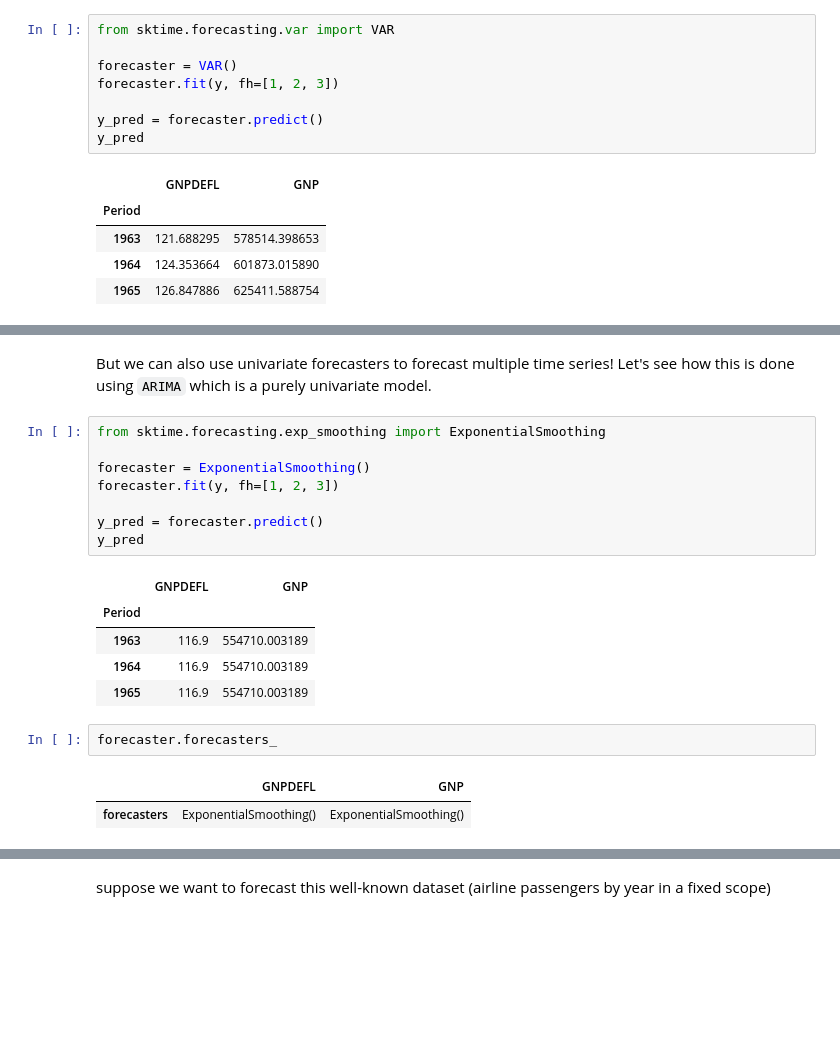
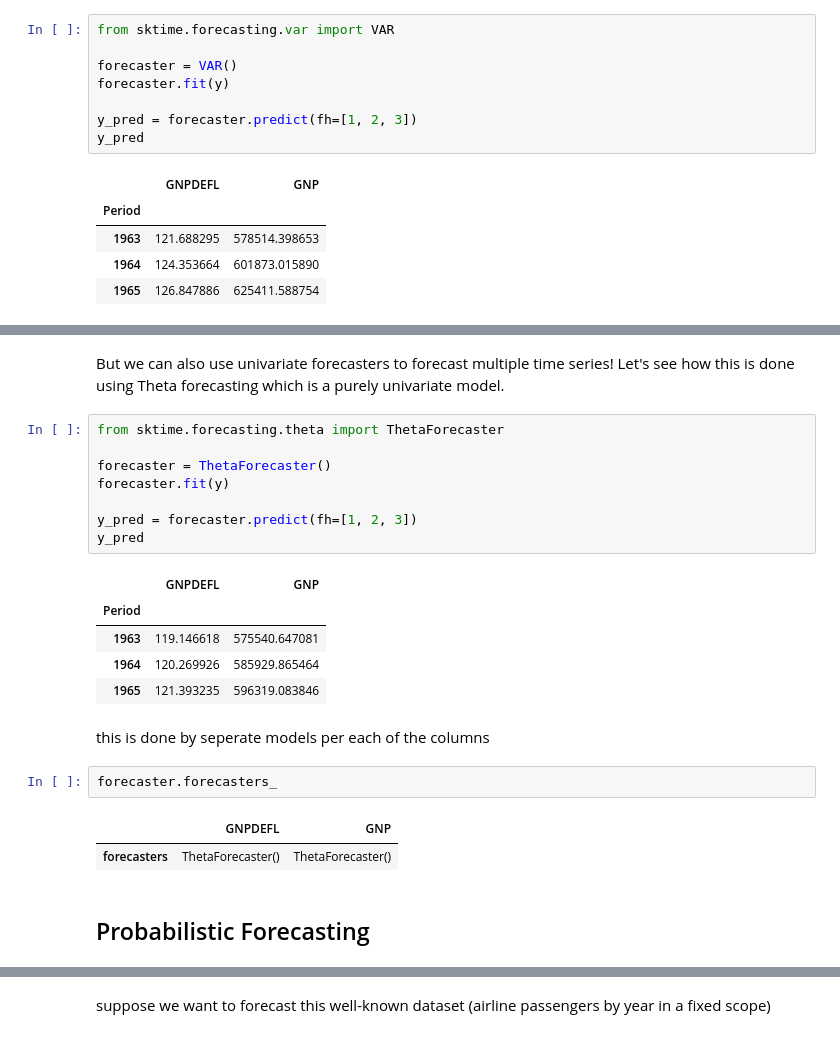
Before and after one commit to sktime/sktime-tutorial-pydata-global-2023, a Jupyter notebook: notebooks/02_forecasting.ipynb, the cells around one changed output, grey strips where cells are left out. Drawn from its saved outputs; the diff is of its cells as text; blank space fills up the shorter version.

```diff
--- a/notebooks/02_forecasting.ipynb
+++ b/notebooks/02_forecasting.ipynb
@@ -143,9 +234,9 @@ In `sktime` some forecasters such as `VAR()` are purely mutlivariate. Let's use
 from sktime.forecasting.var import VAR
 
 forecaster = VAR()
-forecaster.fit(y, fh=[1, 2, 3])
+forecaster.fit(y)
 
-y_pred = forecaster.predict()
+y_pred = forecaster.predict(fh=[1, 2, 3])
 y_pred
 # %% [output]
 |  | GNPDEFL | GNP |
@@ -156,21 +263,25 @@ y_pred
 # %% [markdown]
-But we can also use univariate forecasters to forecast multiple time series! Let's see how this is done using `ARIMA` which is a purely univariate model.
+But we can also use univariate forecasters to forecast multiple time series! Let's see how this is done using Theta forecasting which is a purely univariate model.
 # %%
-from sktime.forecasting.exp_smoothing import ExponentialSmoothing
+from sktime.forecasting.theta import ThetaForecaster
 
-forecaster = ExponentialSmoothing()
-forecaster.fit(y, fh=[1, 2, 3])
+forecaster = ThetaForecaster()
+forecaster.fit(y)
 
-y_pred = forecaster.predict()
+y_pred = forecaster.predict(fh=[1, 2, 3])
 y_pred
 # %% [output]
 |  | GNPDEFL | GNP |
 | Period |  |  |
-| 1963 | 116.9 | 554710.003189 |
-| 1964 | 116.9 | 554710.003189 |
-| 1965 | 116.9 | 554710.003189 |
+| 1963 | 119.146618 | 575540.647081 |
+| 1964 | 120.269926 | 585929.865464 |
+| 1965 | 121.393235 | 596319.083846 |
+# %% [markdown]
+this is done by seperate models per each of the columns
 # %%
 forecaster.forecasters_
 # %% [output]
 |  | GNPDEFL | GNP |
-| forecasters | ExponentialSmoothing() | ExponentialSmoothing() |
+| forecasters | ThetaForecaster() | ThetaForecaster() |
+# %% [markdown]
+## Probabilistic Forecasting
```
Also changed, not shown: parts of 56 cells of this notebook.
